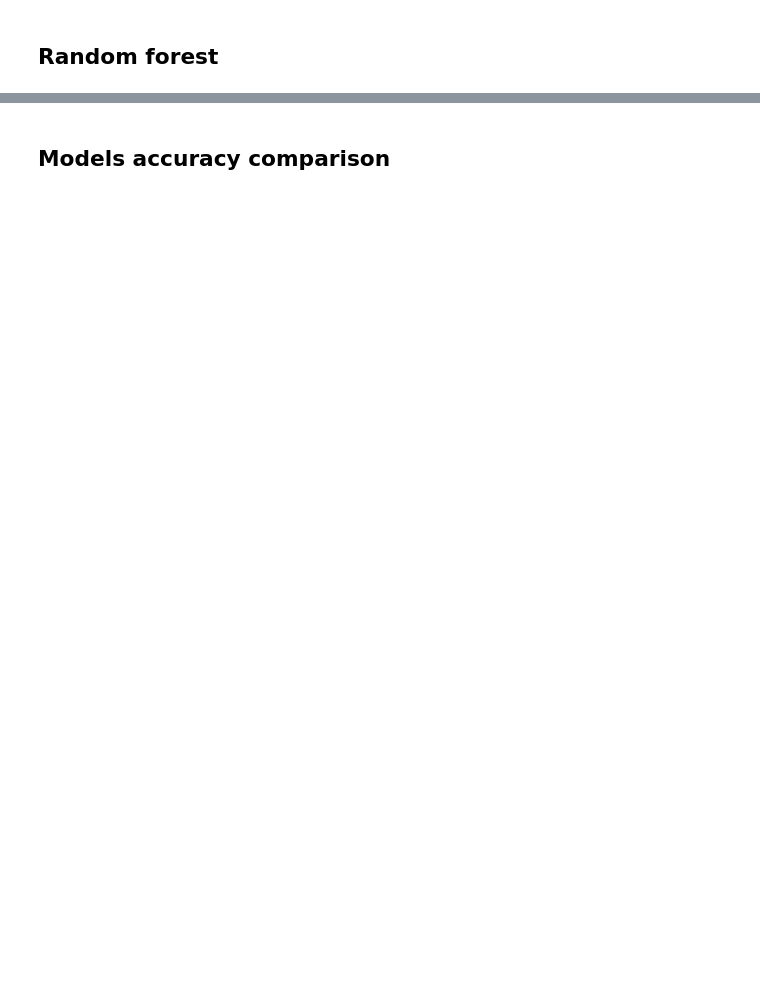
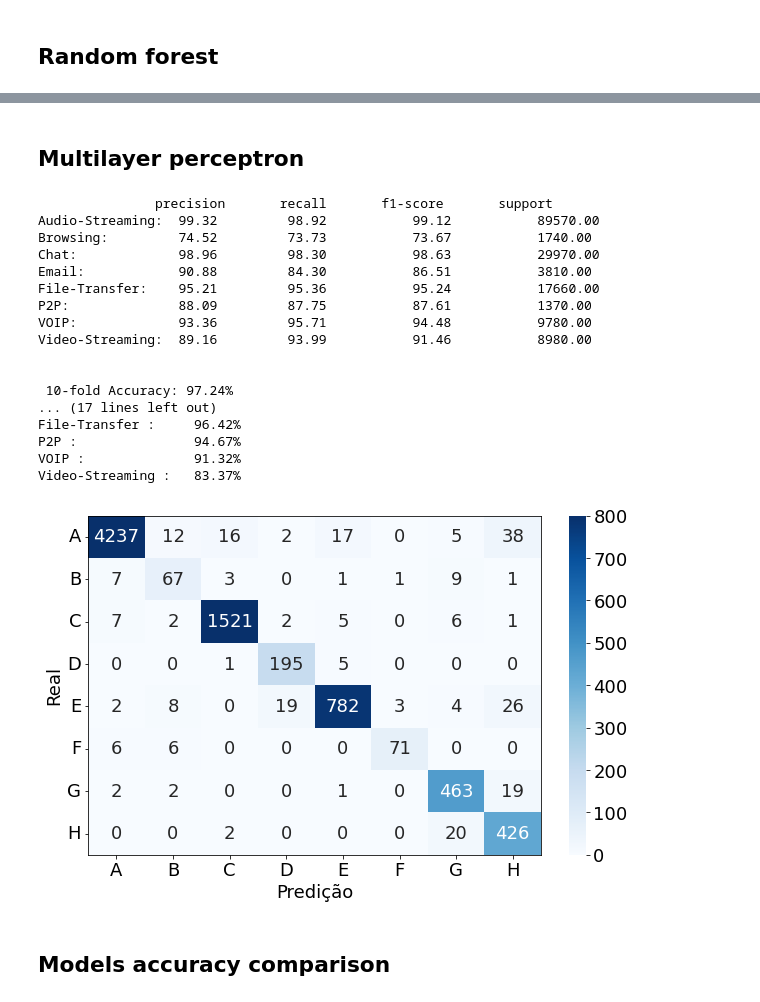
Before and after one commit to mateus558/Darknet-traffic-classification, a Jupyter notebook: Darknet - characterization models.ipynb, the cells around one changed output, grey strips where cells are left out. Saved outputs shown, nothing was run; the diff lists cells and outputs as text; code cells hidden in the pictures; blank space fills up the shorter version.

```diff
--- a/Darknet - characterization models.ipynb
+++ b/Darknet - characterization models.ipynb
@@ -112,0 +116,2 @@ metrics_polar_plot(report_rf, labels, metrics, display, figsize=(8,8),
+# %% [markdown]
+## Multilayer perceptron
@@ -113,3 +123,27 @@ metrics_polar_plot(report_rf, labels, metrics, display, figsize=(8,8),
+# %%
+mlp = MLPClassifier(hidden_layer_sizes=[20, 40, 20], learning_rate="adaptive", early_stopping=True)
+report_mlp, accs_mlp = evaluate_model(mlp, scaled_X_train, y_train, scaled_X_test, y_test, labels, vmax=800,
+                           rotation=(0,0), fname="imgs/mlp_conf_app", display_labels=["A", "B", "C", "D", "E","F","G","H"],
+                           figsize=(9,6))
+# %% [output]
+               precision       recall       f1-score       support
+Audio-Streaming:  99.32         98.92           99.12           89570.00
+Browsing:         74.52         73.73           73.67           1740.00
+Chat:             98.96         98.30           98.63           29970.00
+Email:            90.88         84.30           86.51           3810.00
+File-Transfer:    95.21         95.36           95.24           17660.00
+P2P:              88.09         87.75           87.61           1370.00
+VOIP:             93.36         95.71           94.48           9780.00
+Video-Streaming:  89.16         93.99           91.46           8980.00
+
+
+ 10-fold Accuracy: 97.24%
+... (17 lines left out)
+File-Transfer :     96.42%
+P2P :               94.67%
+VOIP :              91.32%
+Video-Streaming :   83.37%
+[figure, added]
 # %% [markdown]
 ## Models accuracy comparison
 # %%
```
Also changed, not shown: parts of 16 cells of this notebook, 2 other files.
